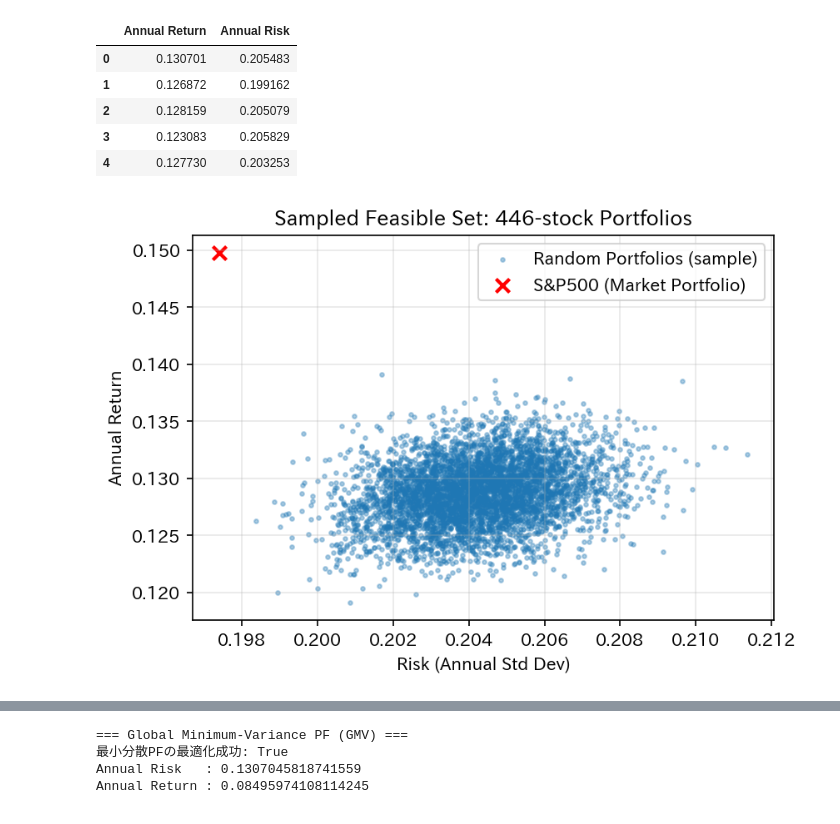
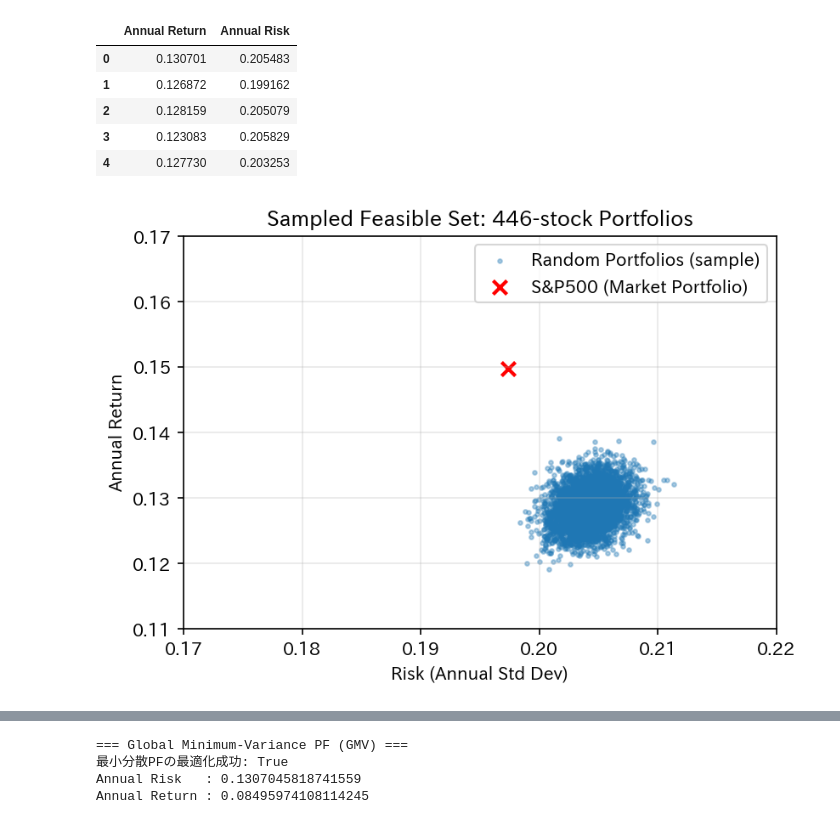
Before and after one commit to shintaromori/Hello-World, a Jupyter notebook: ME2025_Lec14A.ipynb, the cells around one changed output, grey strips where cells are left out. Drawn from its saved outputs; the diff is of its cells as text; code cells hidden in the pictures.

```diff
--- a/ME2025_Lec14A.ipynb
+++ b/ME2025_Lec14A.ipynb
@@ -699,26 +653,28 @@ display(portfolios.head())
 # %%
 plt.figure(figsize=(6,4))
 
 # ランダムポートフォリオの点
 plt.scatter(
     portfolios["Annual Risk"],
     portfolios["Annual Return"],
     s=5, alpha=0.35, label="Random Portfolios (sample)"
 )
 
 # 市場ポートフォリオ（S&P500）
 plt.scatter(
     risk_returns["SP500"],
     mean_returns["SP500"],
     marker="x", s=60, linewidths=2, color="red",
     label="S&P500 (Market Portfolio)"
 )
 
 plt.xlabel("Risk (Annual Std Dev)")
 plt.ylabel("Annual Return")
 plt.title("Sampled Feasible Set: 446-stock Portfolios")
 plt.legend()
 plt.grid(alpha=0.3)
+plt.xlim(0.17,0.22)
+plt.ylim(0.11,0.17)
 plt.show()
 # %% [output]
-[figure, old version]
+[figure, new version]
```
Also changed, not shown: parts of 14 cells of this notebook.
